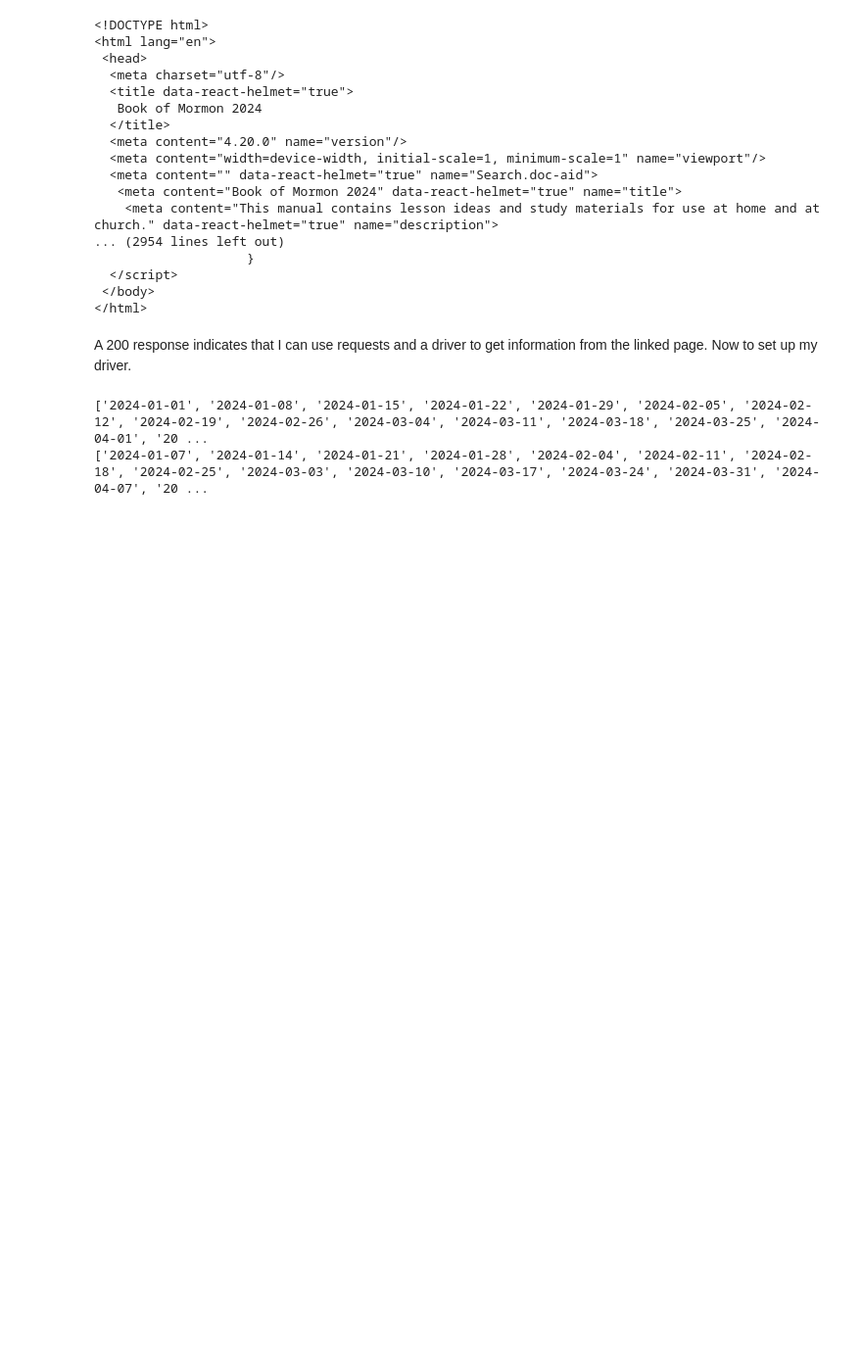
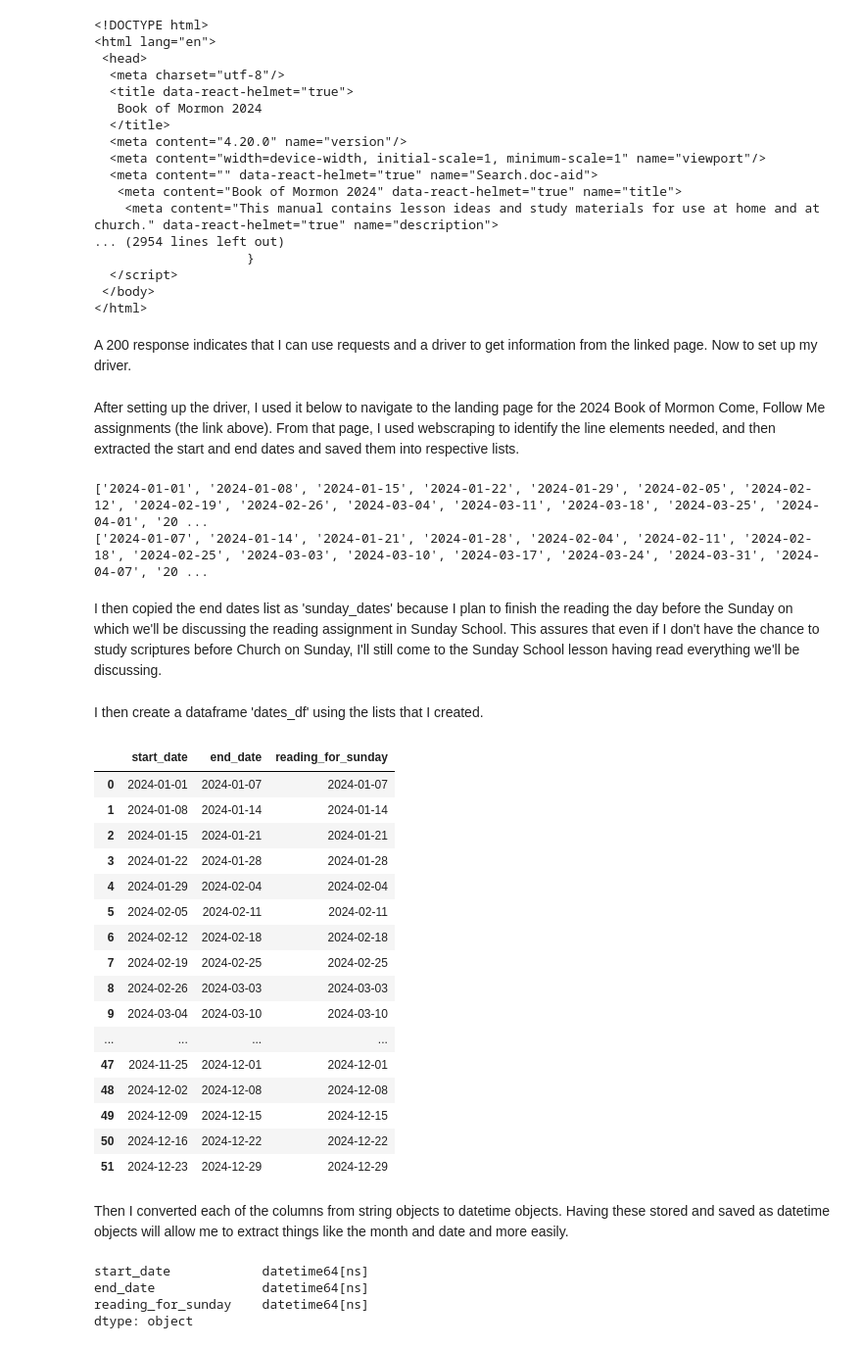
Before and after one commit to bfranx62/come-follow-me-breakdown-builder, a Jupyter notebook: Dates Webscraping Notebook.ipynb, the cells around one changed output. Shown at 98% size. Drawn from its saved outputs; the diff is of its cells as text; code cells hidden in the pictures; blank space fills up the shorter version.

```diff
--- a/Dates Webscraping Notebook.ipynb
+++ b/Dates Webscraping Notebook.ipynb
@@ -73,6 +73,8 @@ chrome_driver_path = os.path.join(chrome_driver_dir, 'chromedriver.exe')
 service = Service(chrome_driver_path)
 
 driver = webdriver.Chrome(service=service)
+# %% [markdown]
+After setting up the driver, I used it below to navigate to the landing page for the 2024 Book of Mormon Come, Follow Me assignments (the link above). From that page, I used webscraping to identify the line elements needed, and then extracted the start and end dates and saved them into respective lists.
 # %%
 driver.get(cfm_link)
 
@@ -93,3 +93,5 @@ print(end_dates)
 # %% [output]
 ['2024-01-01', '2024-01-08', '2024-01-15', '2024-01-22', '2024-01-29', '2024-02-05', '2024-02-12', '2024-02-19', '2024-02-26', '2024-03-04', '2024-03-11', '2024-03-18', '2024-03-25', '2024-04-01', '20 ...
 ['2024-01-07', '2024-01-14', '2024-01-21', '2024-01-28', '2024-02-04', '2024-02-11', '2024-02-18', '2024-02-25', '2024-03-03', '2024-03-10', '2024-03-17', '2024-03-24', '2024-03-31', '2024-04-07', '20 ...
+# %% [markdown]
+I then copied the end dates list as 'sunday_dates' because I plan to finish the reading the day before the Sunday on which we'll be discussing the reading assignment in Sunday School. This assures that even if I don't have the chance to study scriptures before Church on Sunday, I'll still come to the Sunday School lesson having read everything we'll be discussing.
@@ -95,0 +100,41 @@ print(end_dates)
+# %% [markdown]
+I then create a dataframe 'dates_df' using the lists that I created.
+# %%
+dates_df = pd.DataFrame({
+    'start_date': start_dates,
+    'end_date': end_dates,
+    'reading_for_sunday': sunday_dates
+})
+
+dates_df
+# %% [output]
+|  | start_date | end_date | reading_for_sunday |
+| 0 | 2024-01-01 | 2024-01-07 | 2024-01-07 |
+| 1 | 2024-01-08 | 2024-01-14 | 2024-01-14 |
+| 2 | 2024-01-15 | 2024-01-21 | 2024-01-21 |
+| 3 | 2024-01-22 | 2024-01-28 | 2024-01-28 |
+| 4 | 2024-01-29 | 2024-02-04 | 2024-02-04 |
+| 5 | 2024-02-05 | 2024-02-11 | 2024-02-11 |
+| 6 | 2024-02-12 | 2024-02-18 | 2024-02-18 |
+| 7 | 2024-02-19 | 2024-02-25 | 2024-02-25 |
+| 8 | 2024-02-26 | 2024-03-03 | 2024-03-03 |
+| 9 | 2024-03-04 | 2024-03-10 | 2024-03-10 |
+| ... | ... | ... | ... |
+| 47 | 2024-11-25 | 2024-12-01 | 2024-12-01 |
+| 48 | 2024-12-02 | 2024-12-08 | 2024-12-08 |
+| 49 | 2024-12-09 | 2024-12-15 | 2024-12-15 |
+| 50 | 2024-12-16 | 2024-12-22 | 2024-12-22 |
+| 51 | 2024-12-23 | 2024-12-29 | 2024-12-29 |
+# %% [markdown]
+Then I converted each of the columns from string objects to datetime objects. Having these stored and saved as datetime objects will allow me to extract things like the month and date and more easily.
+# %%
+dates_df['start_date'] = pd.to_datetime(dates_df.start_date, format='%Y-%m-%d')
+dates_df['end_date'] = pd.to_datetime(dates_df.end_date,format='%Y-%m-%d')
+dates_df['reading_for_sunday'] = pd.to_datetime(dates_df.reading_for_sunday, format='%Y-%m-%d')
+
+dates_df.dtypes
+# %% [output]
+start_date            datetime64[ns]
+end_date              datetime64[ns]
+reading_for_sunday    datetime64[ns]
+dtype: object
```
Also changed, not shown: parts of 9 cells of this notebook.
